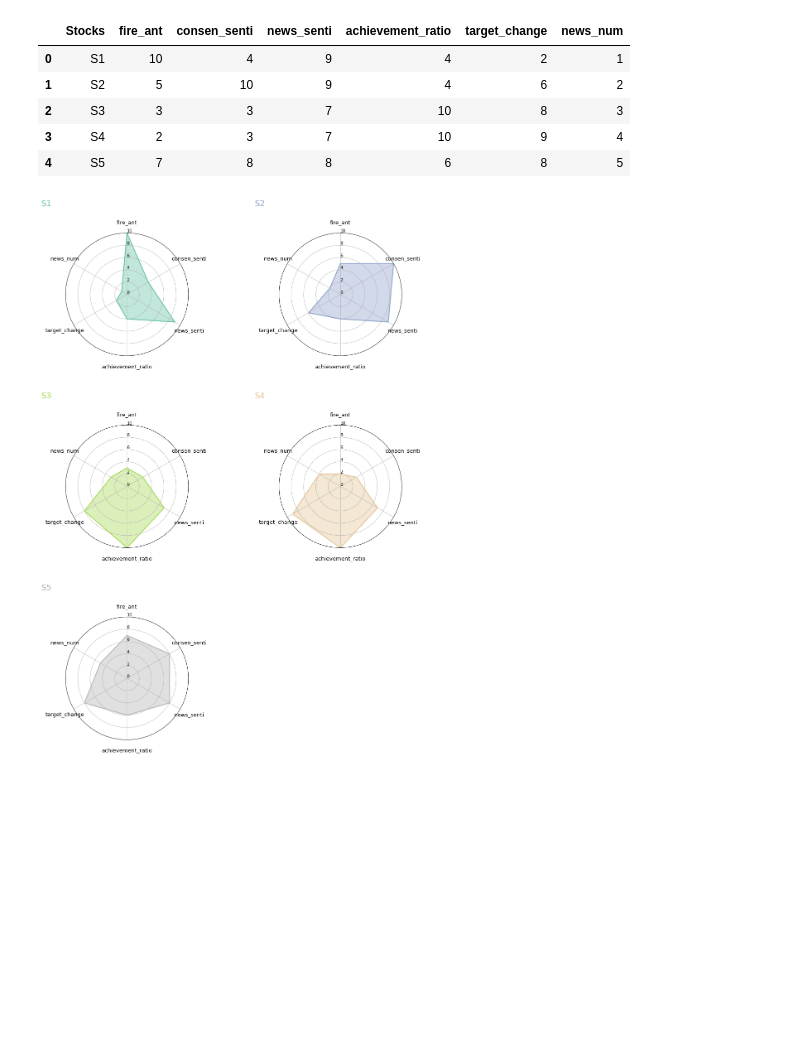
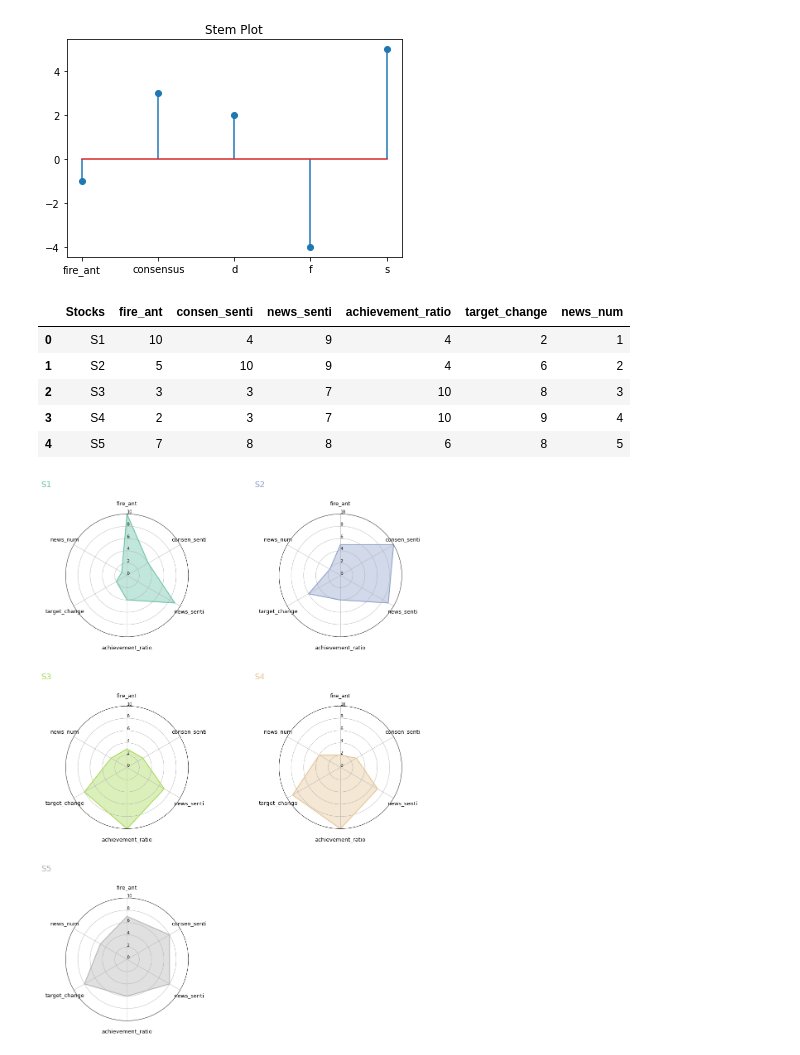
Before and after one commit to MalrangQuant/Unstructrued_data_TP, a Jupyter notebook: 크롤링/radar_chart.ipynb, the cells around one changed output. Cells and saved outputs as stored; diff of their text form; code cells hidden in the pictures; blank space fills up the shorter version.

```diff
--- a/크롤링/radar_chart.ipynb
+++ b/크롤링/radar_chart.ipynb
@@ -10,3 +5,11 @@ from matplotlib.transforms import Affine2D
+# %%
+x=['fire_ant','consensus','d','f','s']
+data = [-1,3,2,-4,5]
+plt.title("Stem Plot")
+plt.stem(x, data, use_line_collection=True)
+plt.show()
+# %% [output]
+[figure, added]
 # %%
 df = pd.DataFrame({
 'Stocks': ['S1','S2','S3','S4','S5'],
```
Also changed, not shown: parts of 1 cell of this notebook.
